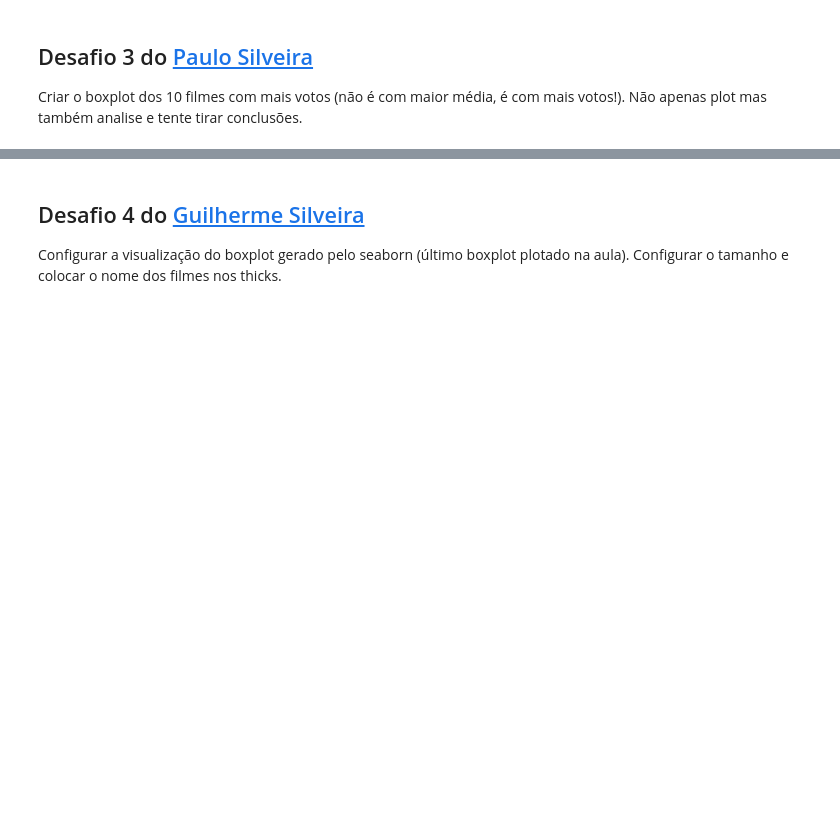
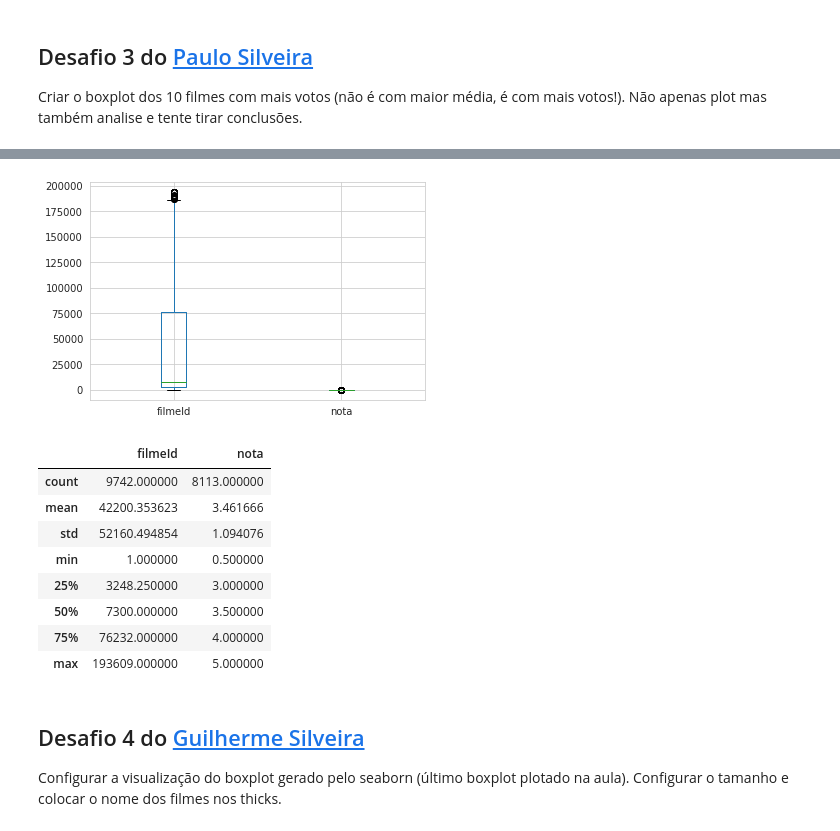
Before and after one commit to luislauriano/Alura_QuarentenaDados, a Jupyter notebook: QuarentenaDados_aula02.ipynb, the cells around one changed output, grey strips where cells are left out. Cells and saved outputs as stored; diff of their text form; code cells hidden in the pictures; blank space fills up the shorter version.

```diff
--- a/QuarentenaDados_aula02.ipynb
+++ b/QuarentenaDados_aula02.ipynb
@@ -812,0 +833,3 @@ Encontar vários filmes com médias próximas e distribuições diferentes, use
+# %%
+filmes_com_nota = filmes.join(notas_dos_filmes, on='filmeId')
+filmes_com_nota.head()
@@ -813,3 +861,21 @@ Encontar vários filmes com médias próximas e distribuições diferentes, use
+# %%
+def plot_filme(n):
+  filmes_com_nota.plot.box()
+  plt.show()
+  return filmes_com_nota.describe()
+
+plot_filme(919)
+# %% [output]
+[figure, added]
+|  | filmeId | nota |
+| count | 9742.000000 | 8113.000000 |
+| mean | 42200.353623 | 3.461666 |
+| std | 52160.494854 | 1.094076 |
+| min | 1.000000 | 0.500000 |
+| 25% | 3248.250000 | 3.000000 |
+| 50% | 7300.000000 | 3.500000 |
+| 75% | 76232.000000 | 4.000000 |
+| max | 193609.000000 | 5.000000 |
 # %% [markdown]
 ## Desafio 4 do [Guilherme Silveira](https://twitter.com/guilhermecaelum)
 
```
Also changed, not shown: parts of 6 cells of this notebook.
